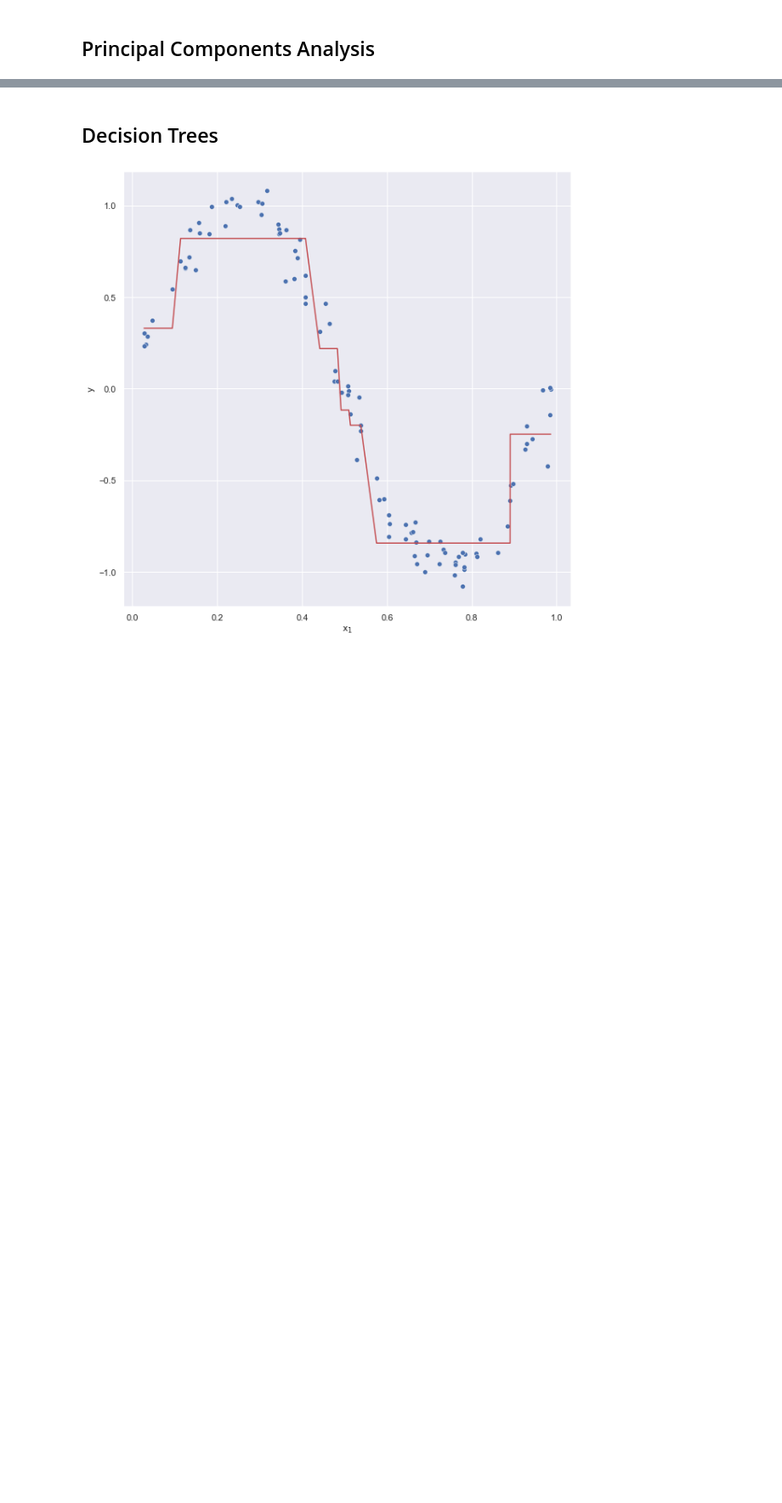
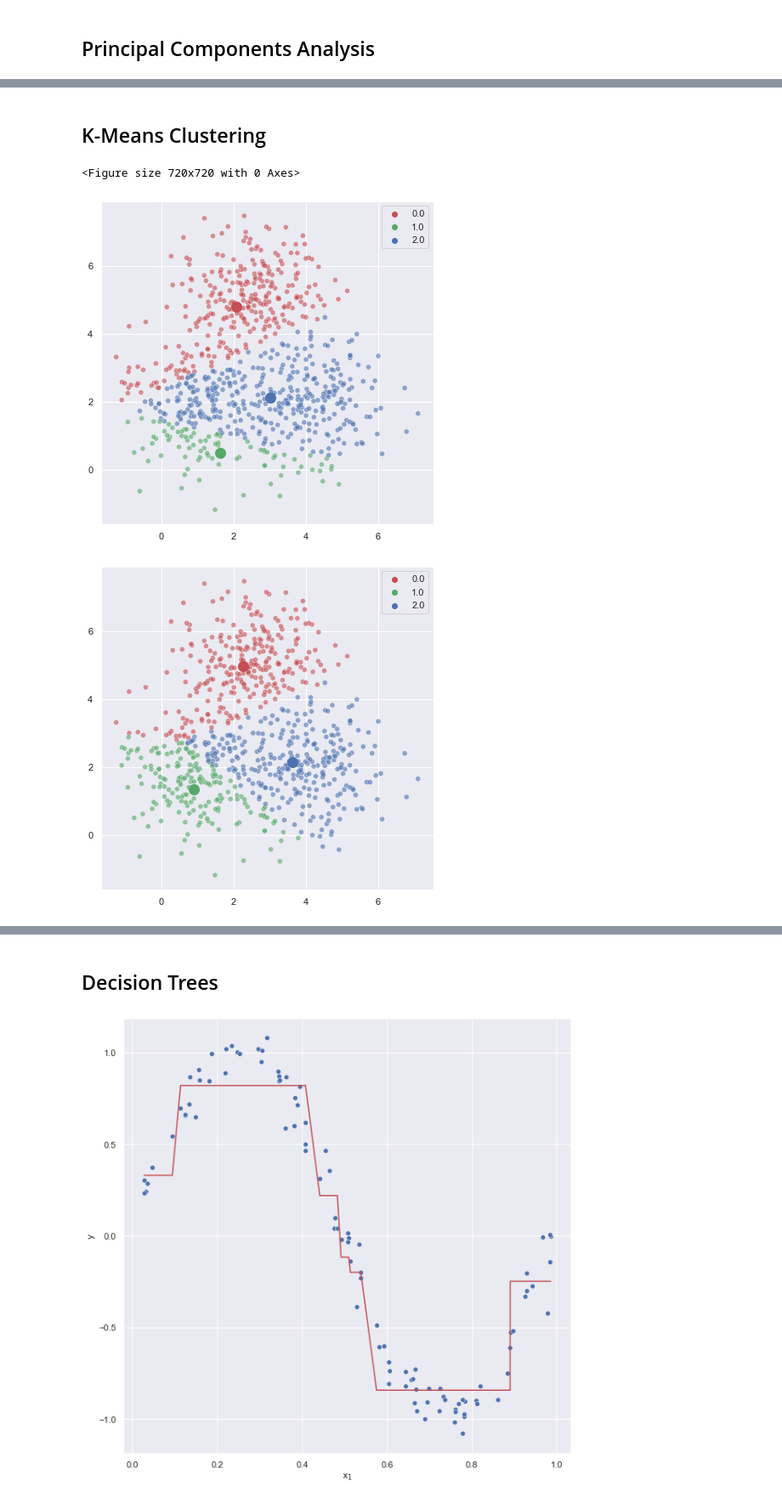
Before and after one commit to yarahal/machine-learning, a Jupyter notebook: notebook.ipynb, the cells around one changed output, grey strips where cells are left out. Shown at 85% size. Cells and saved outputs as stored; diff of their text form; code cells hidden in the pictures; blank space fills up the shorter version.

Commit message:
Added K-Means Clustering

```diff
--- a/notebook.ipynb
+++ b/notebook.ipynb
@@ -393,0 +394,2 @@ Text(0, 0.5, 'principal component 2')
+# %% [markdown]
+## K-Means Clustering
@@ -393,0 +429,21 @@ Text(0, 0.5, 'principal component 2')
+# %%
+m = 500
+X1 = np.concatenate([np.random.normal(1,1,m//2),np.random.normal(2.5,1,m//2),np.random.normal(4,1,m//2)]).reshape(-1,1)
+X2 = np.concatenate([np.random.normal(2,1,m//2),np.random.normal(5,1,m//2),np.random.normal(2,1,m//2)]).reshape(-1,1)
+X = np.concatenate([X1,X2],axis=1)
+
+kmeans = KMeansClustering(n_clusters=3)
+plt.figure(figsize=(10,10))
+for c, cluster_centroids in kmeans.fit(X,itr=5):
+    plt.figure(figsize=(7,7))
+    hue = np.zeros(X.shape[0])
+    colors = ['r','g','b']
+    for j in range(len(cluster_centroids)):
+        cluster_centroid = cluster_centroids[j]
+        plt.plot(cluster_centroid[0],cluster_centroid[1],marker='o',color=colors[j],markersize=10,markeredgewidth=3)
+        hue = c
+    sns.scatterplot(x=X[:,0],y=X[:,1],hue=hue,alpha=0.6,palette=colors);
+# %% [output]
+<Figure size 720x720 with 0 Axes>
+[figure, added]
+[figure, added]
```
Also changed, not shown: parts of 20 cells of this notebook, 9 other files.
